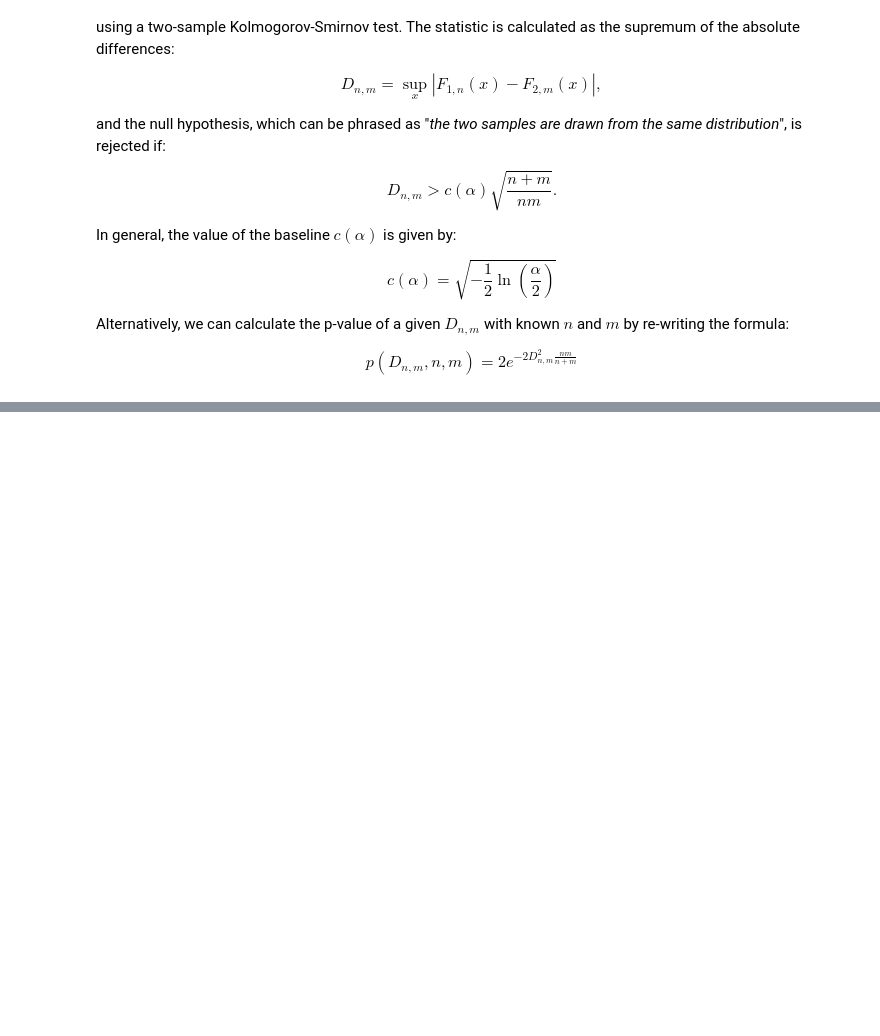
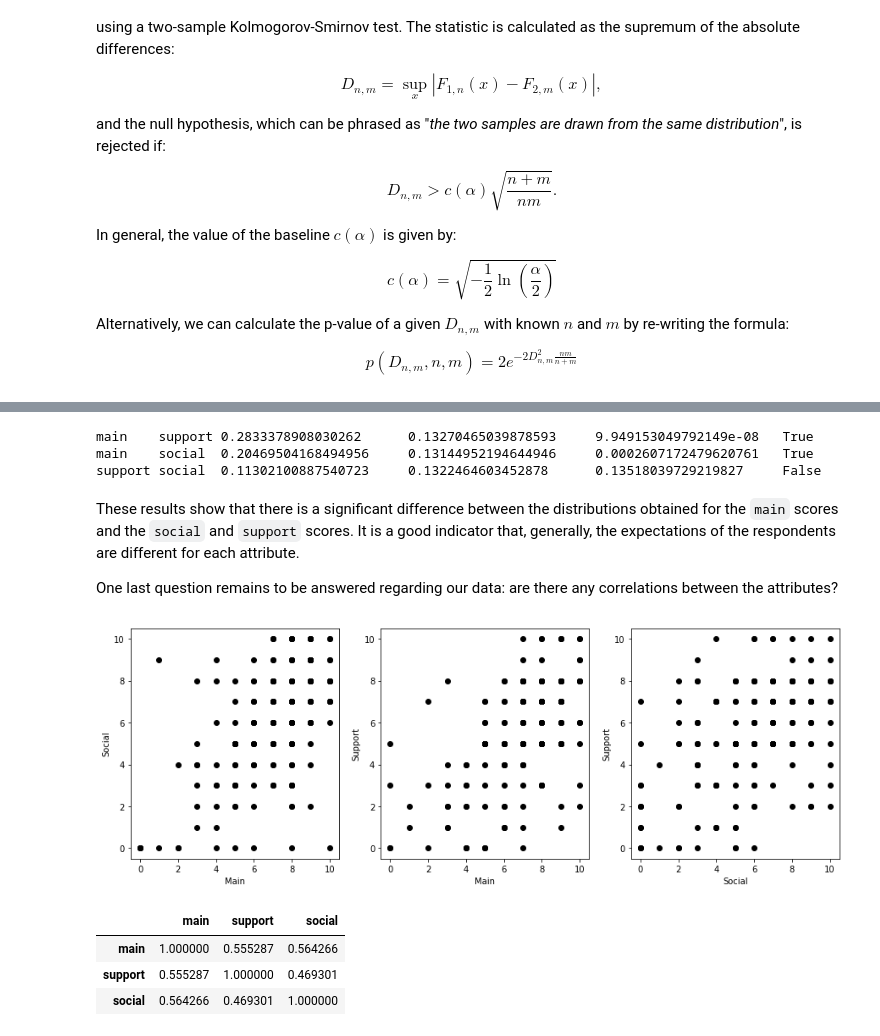
Before and after one commit to enfo14/pycon-data, a Jupyter notebook: 2018_PyCon_data_analysis.ipynb, the cells around one changed output, grey strips where cells are left out. Drawn from its saved outputs; the diff is of its cells as text; code cells hidden in the pictures; blank space fills up the shorter version.

```diff
--- a/2018_PyCon_data_analysis.ipynb
+++ b/2018_PyCon_data_analysis.ipynb
@@ -138,0 +204,52 @@ These results show that there is a significant difference between the distributi
+# %%
+def c(a):
+    return np.sqrt(-0.5*np.log(a/2))
+
+def pval(d, n, m):
+    return 2*np.exp(-2*d**2*n*m/(n+m))
+
+used = ['total']
+for key1 in pycon_cmf.drop(used, axis=1).keys():
+    n = np.sum(pycon_freq[key1])
+    used.append(key1)
+    for key2 in pycon_cmf.drop(used, axis=1).keys():
+        m = np.sum(pycon_freq[key2])
+        dnm = np.max(np.abs(pycon_cmf[key1]-pycon_cmf[key2]))
+        ca = c(0.05)*np.sqrt((n+m)/(n*m))
+        pv = pval(dnm, n, m)
+
+        print(f"{key1}\t{key2}\t{dnm}\t{ca}\t{pv}\t{dnm>ca}")
+# %% [output]
+main    support 0.2833378908030262      0.13270465039878593     9.949153049792149e-08   True
+main    social  0.20469504168494956     0.13144952194644946     0.0002607172479620761   True
+support social  0.11302100887540723     0.1322464603452878      0.13518039729219827     False
+# %% [markdown]
+These results show that there is a significant difference between the distributions obtained for the `main` scores and the `social` and `support` scores. It is a good indicator that, generally, the expectations of the respondents are different for each attribute.
+
+One last question remains to be answered regarding our data: are there any correlations between the attributes?
+# %%
+plt.figure(figsize=[15,5])
+
+plt.subplot(1,3,1)
+plt.plot(pycon.main, pycon.social, 'ko');
+plt.xlabel(f"Main");
+plt.ylabel(f"Social");
+
+plt.subplot(1,3,2)
+plt.plot(pycon.main, pycon.support, 'ko');
+plt.xlabel(f"Main");
+plt.ylabel(f"Support");
+
+plt.subplot(1,3,3)
+plt.plot(pycon.social, pycon.support, 'ko');
+plt.xlabel(f"Social");
+plt.ylabel(f"Support");
+# %% [output]
+[figure, added]
+# %%
+pycon.drop(['name', 'total'], axis=1).corr()
+# %% [output]
+|  | main | support | social |
+| main | 1.000000 | 0.555287 | 0.564266 |
+| support | 0.555287 | 1.000000 | 0.469301 |
+| social | 0.564266 | 0.469301 | 1.000000 |
```
Also changed, not shown: parts of 19 cells of this notebook.
